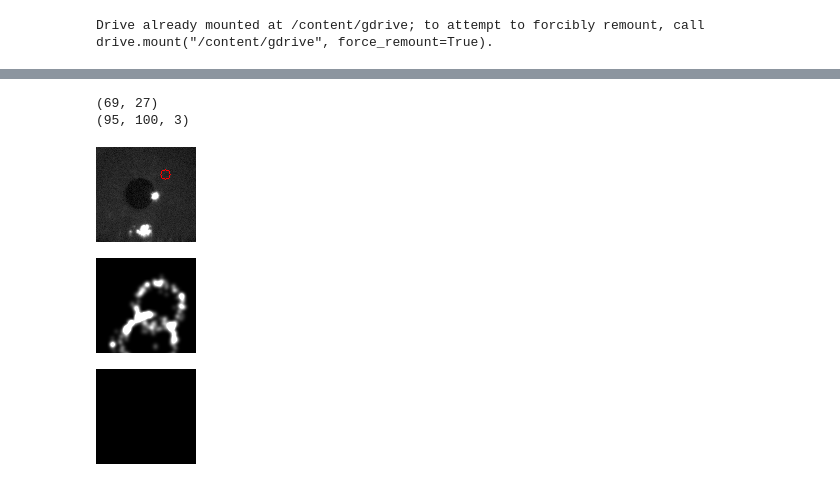
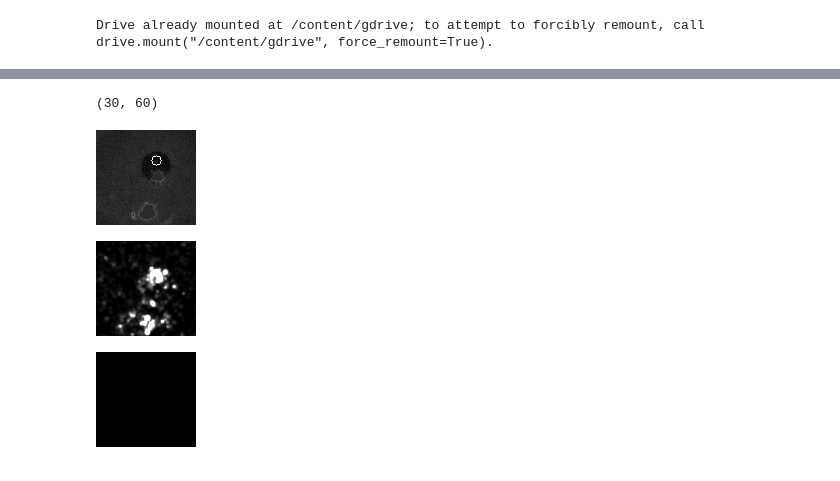
Before and after one commit to JimmyLiu8351/liulabtracking, a Jupyter notebook: eye_test_py.ipynb, the cells around one changed output, grey strips where cells are left out. Drawn from its saved outputs; the diff is of its cells as text; code cells hidden in the pictures.

```diff
--- a/eye_test_py.ipynb
+++ b/eye_test_py.ipynb
@@ -96,9 +96,9 @@ def frst(img, radii, alpha, beta, stdFactor, mode='BOTH'):
 # opening the video in videocapture
 
 file_path = "/content/gdrive/MyDrive/mouse_eye_tracking/fixedSFblink.avi"
-vidcap = cv.VideoCapture(file_path)
+vidcap = cv2.VideoCapture(file_path)
 
-#file_path = "/content/gdrive/MyDrive/mouse_eye_tracking/Black_Circle.jpg"
+#file_path = "/content/gdrive/MyDrive/mouse_eye_tracking/Black_Circle.png"
 #frame = cv2.imread(file_path)
 #cv2_imshow(frame)
 #print(frame.shape)
@@ -115,12 +136,12 @@ cv2_imshow(frame)
 # %%
 # thresholding the corneal reflections
-
-gray_frame = cv.cvtColor(frame, cv.COLOR_BGR2GRAY)
+#gray_frame = cv2.cvtColor(test_circle, cv2.COLOR_BGR2GRAY)
+gray_frame = cv2.cvtColor(frame, cv2.COLOR_BGR2GRAY)
 blur_frame = cv2.GaussianBlur(gray_frame, (5, 5), sigmaX=0, sigmaY=0)
 
 cv2_imshow(blur_frame)
 
-ret, th3 = cv.threshold(blur_frame, 210, 255, cv.THRESH_BINARY)
-#th3 = cv.adaptiveThreshold(blur_frame, 220, cv.THRESH_BINARY, cv.THRESH_BINARY_INV, 5, 2)
-cv2_imshow(th3)
+ret, thresh_frame = cv2.threshold(blur_frame, 100, 255, cv2.THRESH_BINARY)
+#th3 = cv2.adaptiveThreshold(blur_frame, 220, cv2.THRESH_BINARY, cv2.THRESH_BINARY_INV, 5, 2)
+cv2_imshow(thresh_frame)
 # %% [output]
@@ -131,0 +150,12 @@ cv2_imshow(th3)
+# %%
+# applying the mean color to reflection areas
+mean = np.mean(gray_frame)
+
+mean_frame = gray_frame.copy()
+
+for (x, y), value in np.ndenumerate(thresh_frame):
+    if value > 0:
+        mean_frame[x, y] = mean
+
+cv2_imshow(gray_frame)
+cv2_imshow(mean_frame)
@@ -132,24 +165,26 @@ cv2_imshow(th3)
 # %%
 # running frst on image
 
-ten = frst(cv.cvtColor(frame, cv.COLOR_BGR2GRAY), 20, 2, 0.2, 0, mode='DARK')
-twelve = frst(cv.cvtColor(frame, cv.COLOR_BGR2GRAY), 20, 2, 0.2, 0, mode='DARK')
-fourteen = frst(cv.cvtColor(frame, cv.COLOR_BGR2GRAY), 20, 2, 0.2, 0, mode='DARK')
+#ten = frst(cv2.cvtColor(frame, cv2.COLOR_BGR2GRAY), 10, 2, 0.2, 0, mode='DARK')
+#twelve = frst(cv2.cvtColor(frame, cv2.COLOR_BGR2GRAY), 12, 2, 0.2, 0, mode='DARK')
+#fourteen = frst(cv2.cvtColor(frame, cv2.COLOR_BGR2GRAY), 14, 2, 0.2, 0, mode='DARK')
+
+ten = frst(mean_frame, 10, 2, 0.2, 0, mode='DARK')
+twelve = frst(mean_frame, 12, 2, 0.2, 0, mode='DARK')
+fourteen = frst(mean_frame, 14, 2, 0.2, 0, mode='DARK')
 
 arr2D = np.add(ten, twelve, fourteen)
 
 eye = np.unravel_index(arr2D.argmin(), arr2D.shape)
 print(eye)
-print(frame.shape)
-cv.circle(frame, eye, 5, (0,0,255))
-cv2_imshow(frame)
+cv2.circle(mean_frame, (eye[1], eye[0]), 5, (255,255,255))
+cv2_imshow(mean_frame)
 # %% [output]
-(69, 27)
-(95, 100, 3)
+(30, 60)
-[figure, old version]
+[figure, new version]
 # %%
 cv2_imshow(np.multiply(arr2D, -10000))
 cv2_imshow(np.multiply(arr2D, 10000))
 # %% [output]
-[figure, old version]
+[figure, new version]
 [figure]
```
Also changed, not shown: parts of 7 cells of this notebook.
